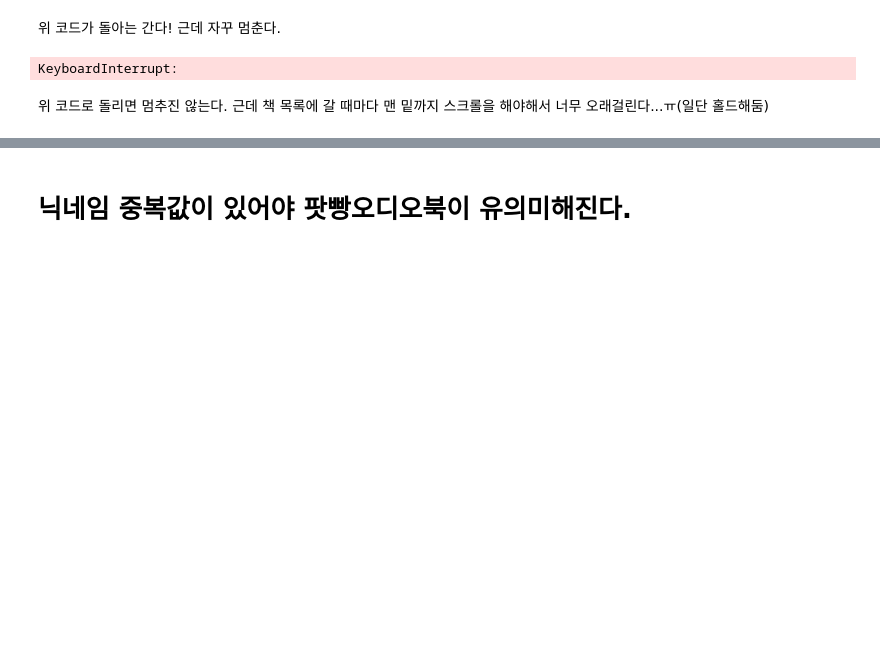
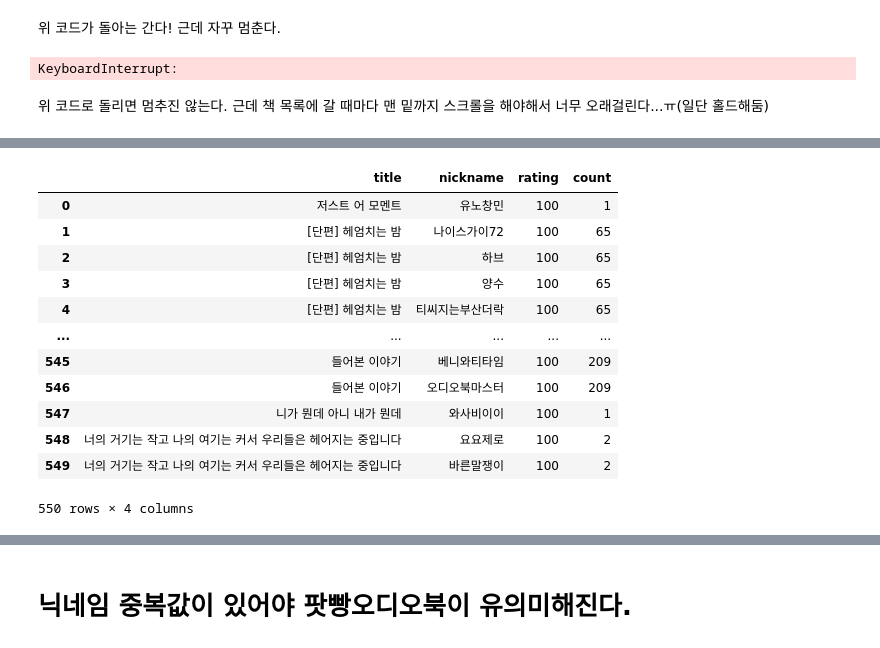
Before and after one commit to dataitgirls4/team_3, a Jupyter notebook: [연습용] Scraping_PodppangAudiobook_test.ipynb, the cells around one changed output, grey strips where cells are left out. Saved outputs shown, nothing was run; the diff lists cells and outputs as text; code cells hidden in the pictures; blank space fills up the shorter version.

```diff
--- a/[연습용] Scraping_PodppangAudiobook.ipynb
+++ b/[연습용] Scraping_PodppangAudiobook_test.ipynb
@@ -462,6 +466,7 @@ NoSuchElementException: Message: no such element: Unable to locate element: {"me
 # %%
 nickname = []
 rating = []
+title=[]
 
 for i in range(len(soup.select('ul.audiobook-list-component__list>li.audiobook-list-item-component>h3.title'))):
     driver.find_element_by_xpath(f'//*[@id="audiobookIndex"]/div[2]/div/ul/li[{i+1}]').click() #특정 책으로 들어가
@@ -476,10 +481,12 @@ for i in range(len(soup.select('ul.audiobook-list-component__list>li.audiobook-l
     html = driver.page_source
     soup3 = BeautifulSoup(html, 'html.parser') #댓글 다 나와있는 soup
     for i in range(n):
+        c=soup3.select('dt.title')[0].text
         a=soup3.select('h3.nickname')[i].text
         b=soup3.select('div.star_rating>span')[i].get('style').split(' ')[1][:-2]
         nickname.append(a)
         rating.append(b)
+        title.append(c)
     driver.back() # 책 목록으로 돌아가
     scroll(driver, 1) #스크롤 끝까지 내려
 # %% [output]
@@ -528,0 +496,8 @@ nickname
+# %%
+booklist = pd.DataFrame({
+    'title': title,
+    'nickname':nickname,
+    'rating':rating
+})
+
+booklist
@@ -528,0 +534,17 @@ nickname
+# %%
+booklist2=pd.merge(booklist, counts)
+booklist2
+# %% [output]
+|  | title | nickname | rating | count |
+| 0 | 저스트 어 모멘트 | 유노창민 | 100 | 1 |
+| 1 | [단편] 헤엄치는 밤 | 나이스가이72 | 100 | 65 |
+| 2 | [단편] 헤엄치는 밤 | 하브 | 100 | 65 |
+| 3 | [단편] 헤엄치는 밤 | 양수 | 100 | 65 |
+| 4 | [단편] 헤엄치는 밤 | 티씨지는부산더락 | 100 | 65 |
+| ... | ... | ... | ... | ... |
+| 545 | 들어본 이야기 | 베니와티타임 | 100 | 209 |
+| 546 | 들어본 이야기 | 오디오북마스터 | 100 | 209 |
+| 547 | 니가 뭔데 아니 내가 뭔데 | 와사비이이 | 100 | 1 |
+| 548 | 너의 거기는 작고 나의 여기는 커서 우리들은 헤어지는 중입니다 | 요요제로 | 100 | 2 |
+| 549 | 너의 거기는 작고 나의 여기는 커서 우리들은 헤어지는 중입니다 | 바른말쟁이 | 100 | 2 |
+550 rows × 4 columns
```
Also changed, not shown: parts of 25 cells of this notebook, 1 other file.
